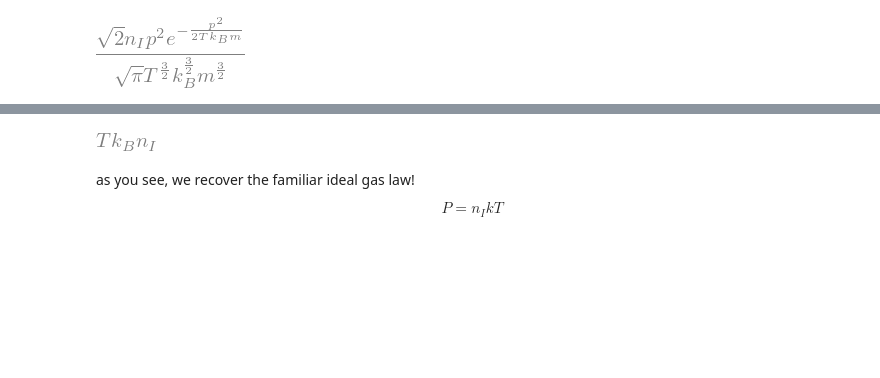
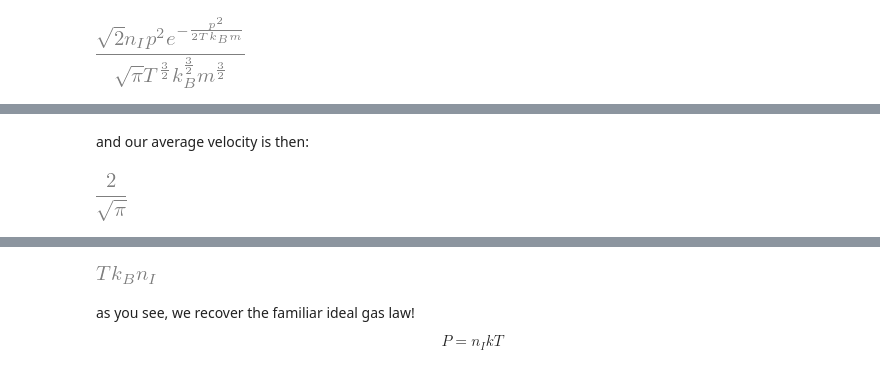
Before and after one commit to zingale/ast341_f22_examples, a Jupyter notebook: content/thermo/thermodynamics.ipynb, the cells around one changed output, grey strips where cells are left out. Drawn from its saved outputs; the diff is of its cells as text; code cells hidden in the pictures; blank space fills up the shorter version.

```diff
--- a/content/thermo/thermodynamics.ipynb
+++ b/content/thermo/thermodynamics.ipynb
@@ -45,0 +72,7 @@ vavg
+# %% [markdown]
+and our average velocity is then:
+# %%
+xi_avg = m * vavg / sqrt(2*m*k*T)
+xi_avg
+# %% [output]
+[figure, added]
```
Also changed, not shown: parts of 15 cells of this notebook, 1 other file.
